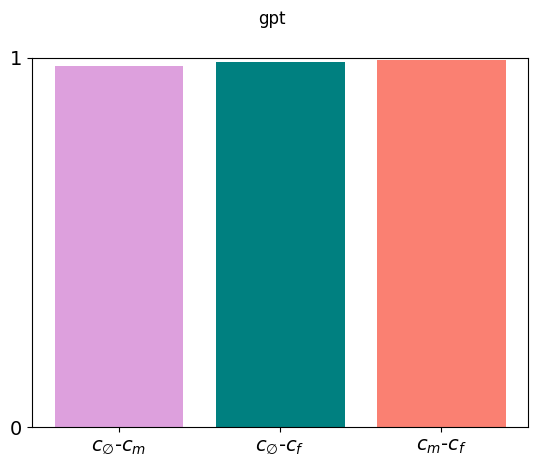
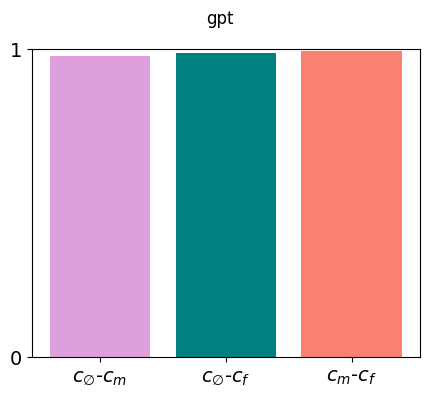
Unified diff of the notebook cell whose output changed from the first chart to the second:
--- before
+++ after
@@ -1,4 +1,4 @@
 for m, model_name in enumerate(model_names):
-    fig_i, ax_i = plt.subplots()
+    fig_i, ax_i = plt.subplots(figsize=(5,4))
     xlabels = [r"$c_\emptyset$-$c_m$", r"$c_\emptyset$-$c_f$", r"$c_m$-$c_f$"]
     bar_colors = ["#DDA0DD", "#008080", "#FA8072"]
@@ -10,6 +10,5 @@
     ax_i.tick_params(axis='y', labelsize=14)
     ax_i.tick_params(axis='x', labelsize=14)
-
-    fig_i.savefig(FIGURES_DIR/"fisher_bar_plots"/f"{name}_0126.pdf")
+    fig_i.savefig(FIGURES_DIR/"fisher_bar_plots"/f"{model_names}_0126.pdf")
     
     #for p in ax_i.patches:

Commit: figure updates